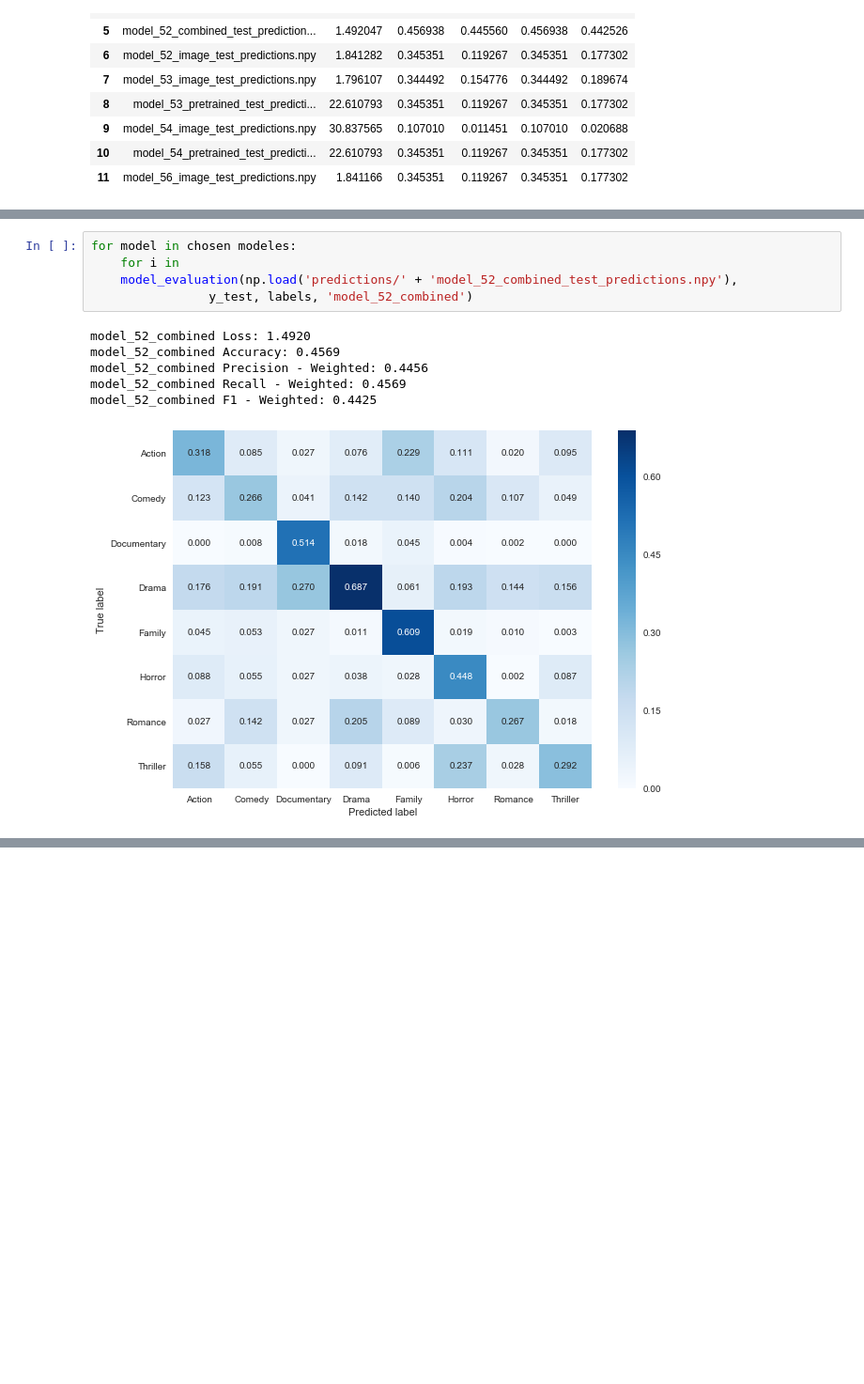
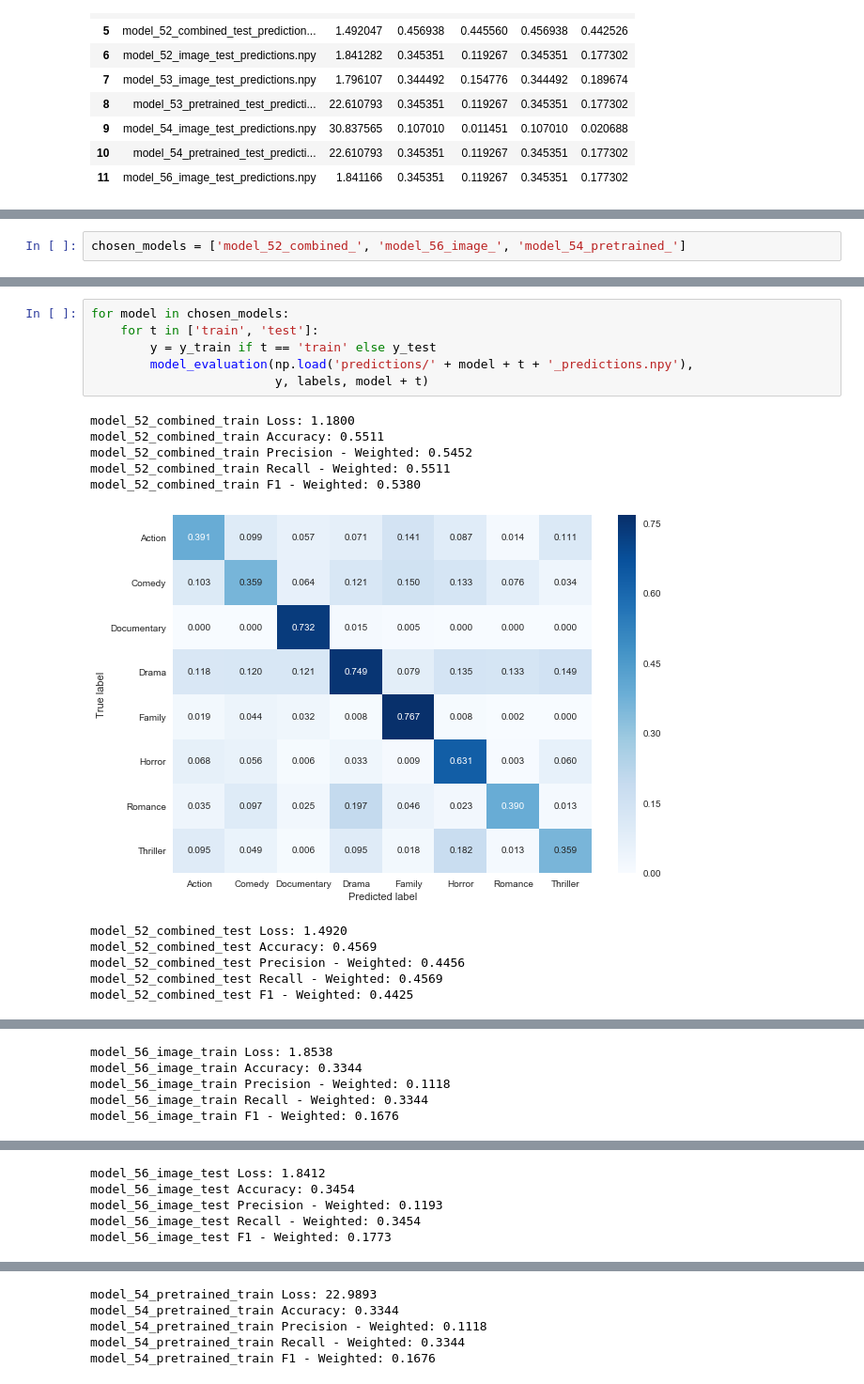
Before and after one commit to All-Star-Vipers/CS109B-Final-Project, a Jupyter notebook: Milestone_4/ihsaan_files/Summarize Deep Learning Models.ipynb, the cells around one changed output, grey strips where cells are left out. Shown at 94% size. Cells and saved outputs as stored; diff of their text form; blank space fills up the shorter version.

Commit message:
summary for all deep learning model runs

```diff
--- a/Milestone_4/ihsaan_files/Summarize Deep Learning Models.ipynb
+++ b/Milestone_4/ihsaan_files/Summarize Deep Learning Models.ipynb
@@ -104,0 +125,2 @@ chosen_models = ['model_52_combined', 'model_56_image', 'model_54_pretrained']
+# %%
+chosen_models = ['model_52_combined_', 'model_56_image_', 'model_54_pretrained_']
@@ -105,12 +129,18 @@ chosen_models = ['model_52_combined', 'model_56_image', 'model_54_pretrained']
 # %%
-for model in chosen modeles:
-    for i in
-    model_evaluation(np.load('predictions/' + 'model_52_combined_test_predictions.npy'),
-                y_test, labels, 'model_52_combined')
+for model in chosen_models:
+    for t in ['train', 'test']:
+        y = y_train if t == 'train' else y_test
+        model_evaluation(np.load('predictions/' + model + t + '_predictions.npy'),
+                         y, labels, model + t)
 # %% [output]
-model_52_combined Loss: 1.4920
-model_52_combined Accuracy: 0.4569
-model_52_combined Precision - Weighted: 0.4456
-model_52_combined Recall - Weighted: 0.4569
-model_52_combined F1 - Weighted: 0.4425
+model_52_combined_train Loss: 1.1800
+model_52_combined_train Accuracy: 0.5511
+model_52_combined_train Precision - Weighted: 0.5452
+model_52_combined_train Recall - Weighted: 0.5511
+model_52_combined_train F1 - Weighted: 0.5380
-[figure, old version]
+[figure, new version]
+model_52_combined_test Loss: 1.4920
+model_52_combined_test Accuracy: 0.4569
+model_52_combined_test Precision - Weighted: 0.4456
+model_52_combined_test Recall - Weighted: 0.4569
+model_52_combined_test F1 - Weighted: 0.4425
@@ -116,0 +148,5 @@ model_52_combined F1 - Weighted: 0.4425
+model_56_image_train Loss: 1.8538
+model_56_image_train Accuracy: 0.3344
+model_56_image_train Precision - Weighted: 0.1118
+model_56_image_train Recall - Weighted: 0.3344
+model_56_image_train F1 - Weighted: 0.1676
@@ -116,0 +154,5 @@ model_52_combined F1 - Weighted: 0.4425
+model_56_image_test Loss: 1.8412
+model_56_image_test Accuracy: 0.3454
+model_56_image_test Precision - Weighted: 0.1193
+model_56_image_test Recall - Weighted: 0.3454
+model_56_image_test F1 - Weighted: 0.1773
@@ -116,0 +160,5 @@ model_52_combined F1 - Weighted: 0.4425
+model_54_pretrained_train Loss: 22.9893
+model_54_pretrained_train Accuracy: 0.3344
+model_54_pretrained_train Precision - Weighted: 0.1118
+model_54_pretrained_train Recall - Weighted: 0.3344
+model_54_pretrained_train F1 - Weighted: 0.1676
```
Also changed, not shown: parts of 9 cells of this notebook.
